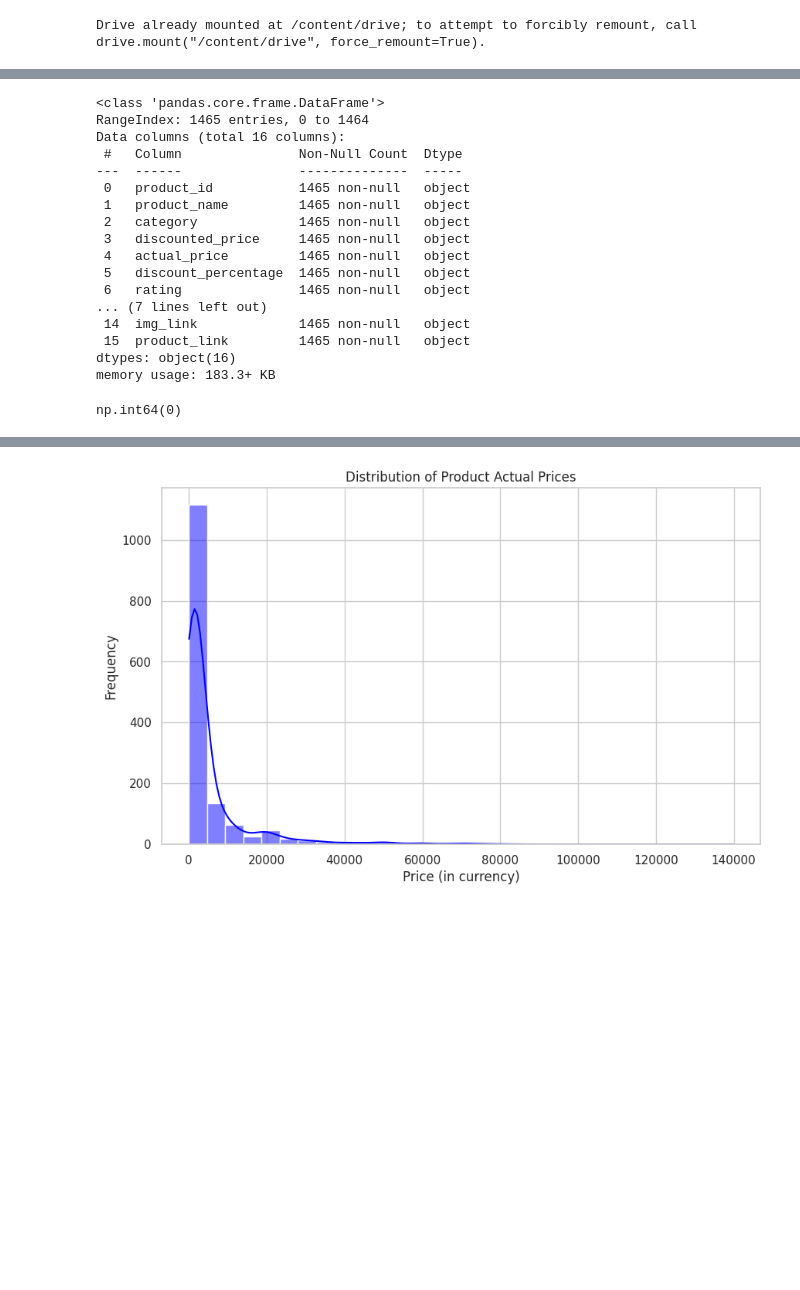
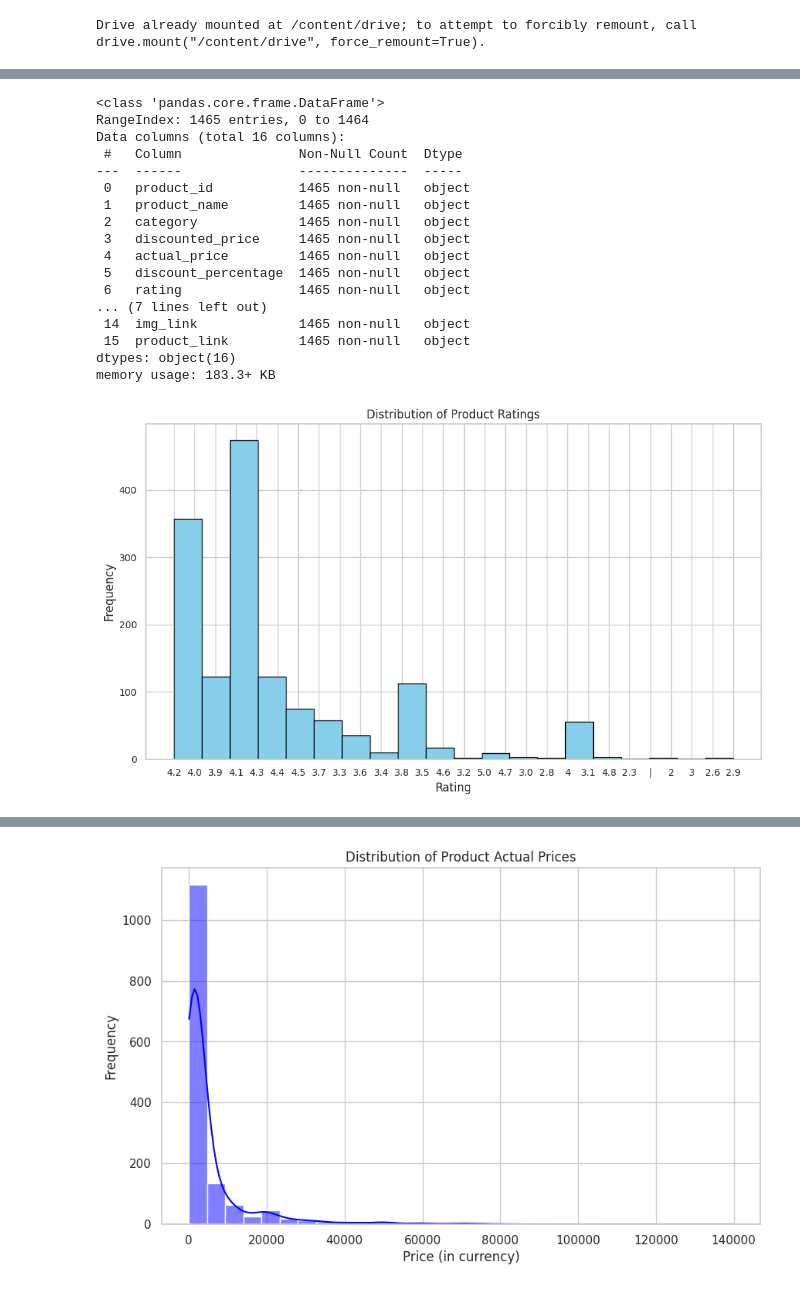
Before and after one commit to ggosdinski/Amazon-Sales-Repository, a Jupyter notebook: AmazonSalesAnalysis.ipynb, the cells around one changed output, grey strips where cells are left out. Cells and saved outputs as stored; diff of their text form; code cells hidden in the pictures; blank space fills up the shorter version.

```diff
--- a/AmazonSalesAnalysis.ipynb
+++ b/AmazonSalesAnalysis.ipynb
@@ -29,28 +31,44 @@ df.head()
 | 2 | B096MSW6CT | Sounce Fast Phone Charging Cable ... | Computers&Accessories|Accessories... | ₹199 | ₹1,899 | 90% | 3.9 | ... |
 | 3 | B08HDJ86NZ | boAt Deuce USB 300 2 in 1 Type-C ... | Computers&Accessories|Accessories... | ₹329 | ₹699 | 53% | 4.2 | ... |
 | 4 | B08CF3B7N1 | Portronics Konnect L 1.2M Fast Ch... | Computers&Accessories|Accessories... | ₹154 | ₹399 | 61% | 4.2 | ... |
-# %%
-df.info()
-df.describe()
-df.isnull().sum()
-df.duplicated().sum()
-# Conocer los datos de mi dataset
-# %% [output]
-<class 'pandas.core.frame.DataFrame'>
-RangeIndex: 1465 entries, 0 to 1464
-Data columns (total 16 columns):
- #   Column               Non-Null Count  Dtype
----  ------               --------------  -----
- 0   product_id           1465 non-null   object
- 1   product_name         1465 non-null   object
- 2   category             1465 non-null   object
- 3   discounted_price     1465 non-null   object
- 4   actual_price         1465 non-null   object
- 5   discount_percentage  1465 non-null   object
- 6   rating               1465 non-null   object
-... (7 lines left out)
- 14  img_link             1465 non-null   object
- 15  product_link         1465 non-null   object
-dtypes: object(16)
-memory usage: 183.3+ KB
-np.int64(0)
+# %%
+# Know my dataset by showing basic information, statistics, if there are duplicates, if there is null data
+df.info()
+
+# Set larger figure size to improve readability of x-axis labels
+plt.figure(figsize=(10, 6))  # Width: 10, Height: 6
+
+# Plot histogram of the 'rating' column
+plt.hist(df['rating'], bins=20, color='skyblue', edgecolor='black')  # Increase number of bins for detail
+
+# Add labels and title
+plt.title('Distribution of Product Ratings')
+plt.xlabel('Rating')
+plt.ylabel('Frequency')
+
+# Improve x-axis tick visibility
+plt.xticks(fontsize=10)
+plt.yticks(fontsize=10)
+
+# Show the plot
+plt.tight_layout()
+plt.show()
+# %% [output]
+<class 'pandas.core.frame.DataFrame'>
+RangeIndex: 1465 entries, 0 to 1464
+Data columns (total 16 columns):
+ #   Column               Non-Null Count  Dtype
+---  ------               --------------  -----
+ 0   product_id           1465 non-null   object
+ 1   product_name         1465 non-null   object
+ 2   category             1465 non-null   object
+ 3   discounted_price     1465 non-null   object
+ 4   actual_price         1465 non-null   object
+ 5   discount_percentage  1465 non-null   object
+ 6   rating               1465 non-null   object
+... (7 lines left out)
+ 14  img_link             1465 non-null   object
+ 15  product_link         1465 non-null   object
+dtypes: object(16)
+memory usage: 183.3+ KB
+[figure, added]
```
Also changed, not shown: parts of 13 cells of this notebook.
